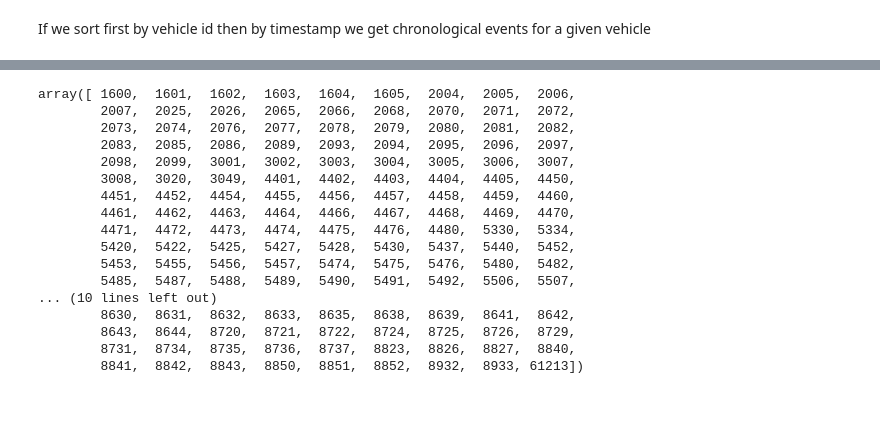
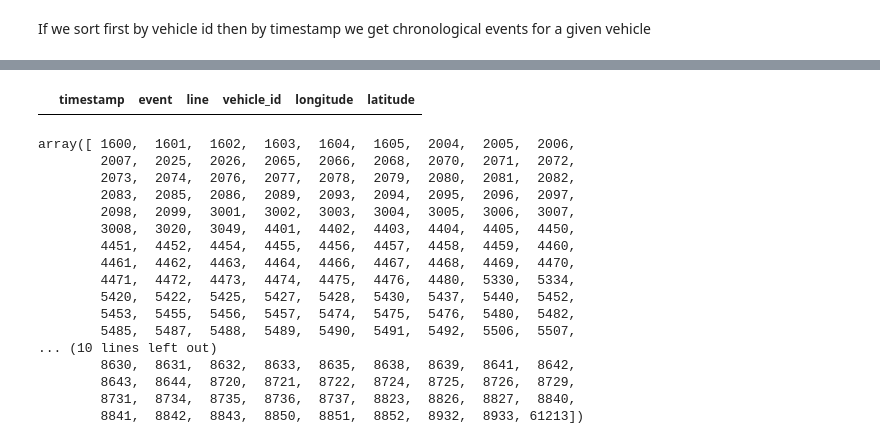
Before and after one commit to M20190649/TDDE19-bus-arrival-time, a Jupyter notebook: log_parsing.ipynb, the cells around one changed output, grey strips where cells are left out. Drawn from its saved outputs; the diff is of its cells as text; code cells hidden in the pictures; blank space fills up the shorter version.

```diff
--- a/log_parsing.ipynb
+++ b/log_parsing.ipynb
@@ -130,3 +156,7 @@ df.head(10)
+# %%
+df[df['line'] != 0]
+# %% [output]
+|  | timestamp | event | line | vehicle_id | longitude | latitude |
 # %%
 # our unique vehicles in this slice of the log
 df['vehicle_id'].unique()
```
Also changed, not shown: parts of 20 cells of this notebook, 1 other file.
